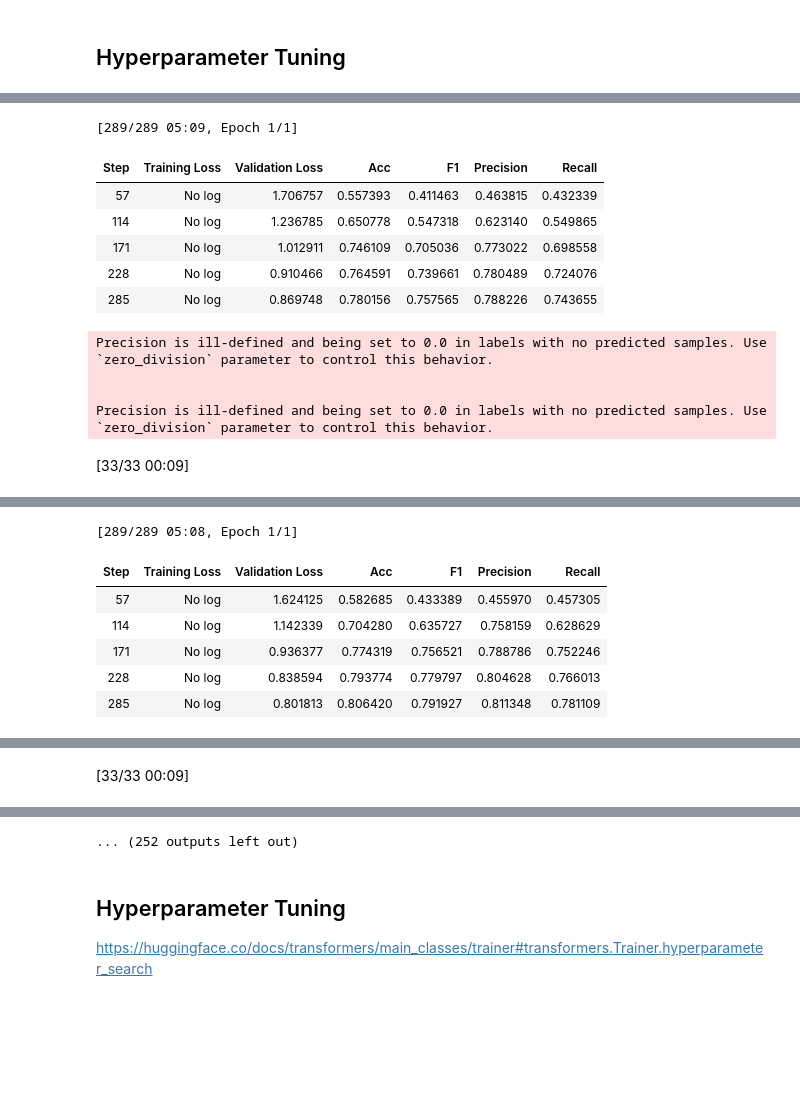
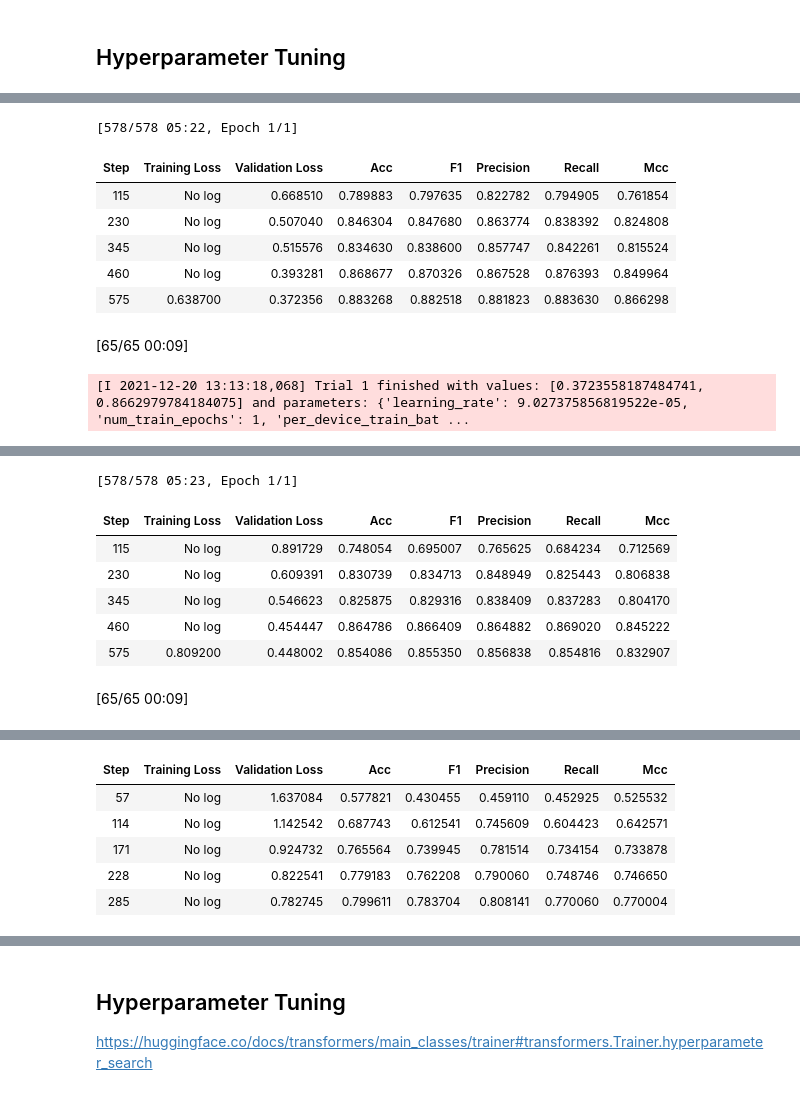
Before and after one commit to goerlitz/nlp-classification, a Jupyter notebook: notebooks/10kGNAD/colab/21c_10kGNAD_huggingface_basic_optuna.ipynb, the cells around one changed output, grey strips where cells are left out. Saved outputs shown, nothing was run; the diff lists cells and outputs as text; code cells hidden in the pictures; blank space fills up the shorter version.

```diff
--- a/notebooks/10kGNAD/colab/21c_10kGNAD_huggingface_basic_optuna.ipynb
+++ b/notebooks/10kGNAD/colab/21c_10kGNAD_huggingface_basic_optuna.ipynb
@@ -173,7 +175,7 @@ def model_init(trial: optuna.Trial):
 
 The funtion that computes the metrics needs to be passed to the Trainer.
 # %%
-from sklearn.metrics import f1_score, accuracy_score, precision_score, recall_score
+from sklearn.metrics import f1_score, accuracy_score, precision_score, recall_score, matthews_corrcoef
 import numpy as np
 from typing import Dict
 
@@ -188,6 +190,7 @@ def compute_metrics(eval_preds):
         "f1": f1_score(labels, preds, average='macro'),
         "precision": precision_score(labels, preds, average='macro'),
         "recall": recall_score(labels, preds, average='macro'),
+        "mcc": matthews_corrcoef(labels, preds),
         }
 
 
@@ -200,6 +203,7 @@ def objective(metrics: Dict[str, float]):
 ## Hyperparameter Tuning
 # %%
 from transformers import TrainingArguments, Trainer
+import shutil
 
 def hp_space(trial: optuna.Trial):
     """A function that defines the hyperparameter search space.
@@ -207,10 +211,20 @@ def hp_space(trial: optuna.Trial):
     return {
         "learning_rate": trial.suggest_float("learning_rate", 1e-5, 1e-4, log=True),
         "num_train_epochs": trial.suggest_categorical("num_train_epochs", [1]),
-        "per_device_train_batch_size": trial.suggest_categorical("per_device_train_batch_size", [32]),
+        "per_device_train_batch_size": trial.suggest_categorical("per_device_train_batch_size", [16, 32]),
         "weight_decay": trial.suggest_float("weight_decay", 1e-3, 1e-2, log=True),
-        "label_smoothing_factor": trial.suggest_float("label_smoothing_factor", 0.0, 0.1),
+        # "label_smoothing_factor": trial.suggest_float("label_smoothing_factor", 0.0, 0.1),
     }
+
+best_model_dir = "best_model_trainer"
+
+def callback(study, trial):
+    for t in study.best_trials:
+        if t.number == trial.number:
+            print("This is a new besttrial", trial.number)
+
+            out_filename = model_path / f"{project_name}_t{trial.number}"
+            shutil.make_archive(out_filename, 'zip', f"{project_name}/{best_model_dir}")
 
 def train(trial: optuna.Trial):
 
@@ -220,7 +234,7 @@ def train(trial: optuna.Trial):
     bs = hp["per_device_train_batch_size"]
     epochs = hp["num_train_epochs"]
     weight_decay = hp["weight_decay"]
-    label_smoothing_factor = hp["label_smoothing_factor"]
+    # label_smoothing_factor = hp["label_smoothing_factor"]
 
     eval_rounds_per_epoch = 5
     eval_steps = gnad10k["train"].num_rows / bs // eval_rounds_per_epoch
@@ -235,7 +249,7 @@ def train(trial: optuna.Trial):
         eval_steps=eval_steps,
         save_strategy="steps",
         save_steps=eval_steps,
-        load_best_model_at_end=False,
+        load_best_model_at_end=True,
         metric_for_best_model="eval_loss",
         greater_is_better=False,
 
@@ -245,7 +259,7 @@ def train(trial: optuna.Trial):
         per_device_train_batch_size=bs,
         per_device_eval_batch_size=bs,
         weight_decay=weight_decay,
-        label_smoothing_factor=label_smoothing_factor,
+        # label_smoothing_factor=label_smoothing_factor,
 
         # fp16=True,  # fp16 is disabled on Tesla P100 by pytorch
     )
@@ -260,7 +274,10 @@ def train(trial: optuna.Trial):
         compute_metrics=compute_metrics,
     )
 
+    # train model and save best model from evaluations
+    # needs 'load_best_model_at_end=True'
     trainer.train()
+    trainer.save_model(f"{project_name}/{best_model_dir}")
 
     result = trainer.evaluate(eval_dataset=tokenized_gnad10k["test"])
 
@@ -269,17 +286,20 @@ def train(trial: optuna.Trial):
         if key != "epoch":
             trial.set_user_attr(key, result[key])
 
-    return result["eval_loss"]
+    return result["eval_loss"], result["eval_mcc"]
 
 
 db_path = "/content/gdrive/My Drive/Colab Notebooks/nlp-classification/"
 db_name = "10kgnad_optuna"
-study_name = checkpoint + "_bs32"
+study_name = checkpoint + "_multi_mcc"
 
+# multi objective study
+# https://optuna.readthedocs.io/en/stable/tutorial/20_recipes/002_multi_objective.html#sphx-glr-tutorial-20-recipes-002-multi-objective-py
 study = optuna.create_study(study_name=study_name,
+                            directions=["minimize", "maximize"],
                             storage=f"sqlite:///{db_path}{db_name}.db",
                             load_if_exists=True,)
-study.optimize(train, n_trials=70)
+study.optimize(train, n_trials=70, callbacks=[callback])
 
 study.best_params
 # %% [output]
@@ -287,12 +307,9 @@ study.best_params
-[289/289 05:09, Epoch 1/1]
+[578/578 05:22, Epoch 1/1]
-| Step | Training Loss | Validation Loss | Acc | F1 | Precision | Recall |
-| 57 | No log | 1.706757 | 0.557393 | 0.411463 | 0.463815 | 0.432339 |
-| 114 | No log | 1.236785 | 0.650778 | 0.547318 | 0.623140 | 0.549865 |
-| 171 | No log | 1.012911 | 0.746109 | 0.705036 | 0.773022 | 0.698558 |
-| 228 | No log | 0.910466 | 0.764591 | 0.739661 | 0.780489 | 0.724076 |
-| 285 | No log | 0.869748 | 0.780156 | 0.757565 | 0.788226 | 0.743655 |
+| Step | Training Loss | Validation Loss | Acc | F1 | Precision | Recall | Mcc |
+| 115 | No log | 0.668510 | 0.789883 | 0.797635 | 0.822782 | 0.794905 | 0.761854 |
+| 230 | No log | 0.507040 | 0.846304 | 0.847680 | 0.863774 | 0.838392 | 0.824808 |
+| 345 | No log | 0.515576 | 0.834630 | 0.838600 | 0.857747 | 0.842261 | 0.815524 |
+| 460 | No log | 0.393281 | 0.868677 | 0.870326 | 0.867528 | 0.876393 | 0.849964 |
+| 575 | 0.638700 | 0.372356 | 0.883268 | 0.882518 | 0.881823 | 0.883630 | 0.866298 |
+[65/65 00:09]
-Precision is ill-defined and being set to 0.0 in labels with no predicted samples. Use `zero_division` parameter to control this behavior.
-
-
-Precision is ill-defined and being set to 0.0 in labels with no predicted samples. Use `zero_division` parameter to control this behavior.
+[I 2021-12-20 13:13:18,068] Trial 1 finished with values: [0.3723558187484741, 0.8662979784184075] and parameters: {'learning_rate': 9.027375856819522e-05, 'num_train_epochs': 1, 'per_device_train_bat ...
-[33/33 00:09]
@@ -300,7 +317,8 @@ Precision is ill-defined and being set to 0.0 in labels with no predicted sample
-[289/289 05:08, Epoch 1/1]
+[578/578 05:23, Epoch 1/1]
-| Step | Training Loss | Validation Loss | Acc | F1 | Precision | Recall |
-| 57 | No log | 1.624125 | 0.582685 | 0.433389 | 0.455970 | 0.457305 |
-| 114 | No log | 1.142339 | 0.704280 | 0.635727 | 0.758159 | 0.628629 |
-| 171 | No log | 0.936377 | 0.774319 | 0.756521 | 0.788786 | 0.752246 |
-| 228 | No log | 0.838594 | 0.793774 | 0.779797 | 0.804628 | 0.766013 |
-| 285 | No log | 0.801813 | 0.806420 | 0.791927 | 0.811348 | 0.781109 |
+| Step | Training Loss | Validation Loss | Acc | F1 | Precision | Recall | Mcc |
+| 115 | No log | 0.891729 | 0.748054 | 0.695007 | 0.765625 | 0.684234 | 0.712569 |
+| 230 | No log | 0.609391 | 0.830739 | 0.834713 | 0.848949 | 0.825443 | 0.806838 |
+| 345 | No log | 0.546623 | 0.825875 | 0.829316 | 0.838409 | 0.837283 | 0.804170 |
+| 460 | No log | 0.454447 | 0.864786 | 0.866409 | 0.864882 | 0.869020 | 0.845222 |
+| 575 | 0.809200 | 0.448002 | 0.854086 | 0.855350 | 0.856838 | 0.854816 | 0.832907 |
+[65/65 00:09]
@@ -308 +325,0 @@ Precision is ill-defined and being set to 0.0 in labels with no predicted sample
-[33/33 00:09]
@@ -309,0 +327,6 @@ Precision is ill-defined and being set to 0.0 in labels with no predicted sample
+| Step | Training Loss | Validation Loss | Acc | F1 | Precision | Recall | Mcc |
+| 57 | No log | 1.637084 | 0.577821 | 0.430455 | 0.459110 | 0.452925 | 0.525532 |
+| 114 | No log | 1.142542 | 0.687743 | 0.612541 | 0.745609 | 0.604423 | 0.642571 |
+| 171 | No log | 0.924732 | 0.765564 | 0.739945 | 0.781514 | 0.734154 | 0.733878 |
+| 228 | No log | 0.822541 | 0.779183 | 0.762208 | 0.790060 | 0.748746 | 0.746650 |
+| 285 | No log | 0.782745 | 0.799611 | 0.783704 | 0.808141 | 0.770060 | 0.770004 |
@@ -311 +333,0 @@ Precision is ill-defined and being set to 0.0 in labels with no predicted sample
-... (252 outputs left out)
```
Also changed, not shown: parts of 7 cells of this notebook.
